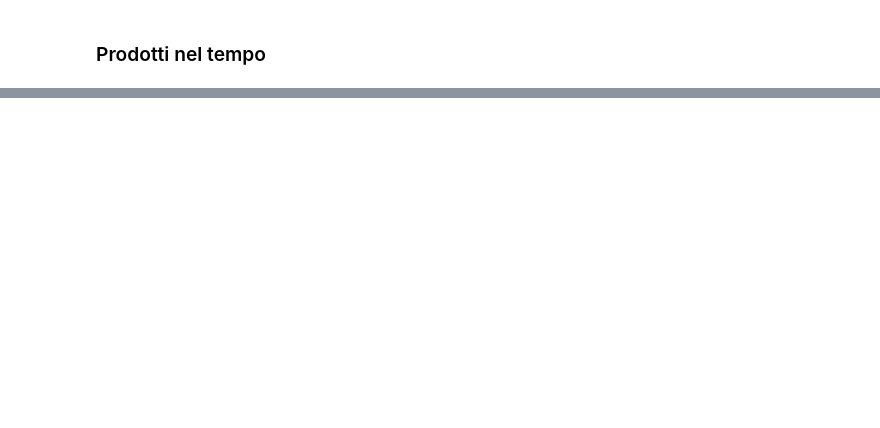
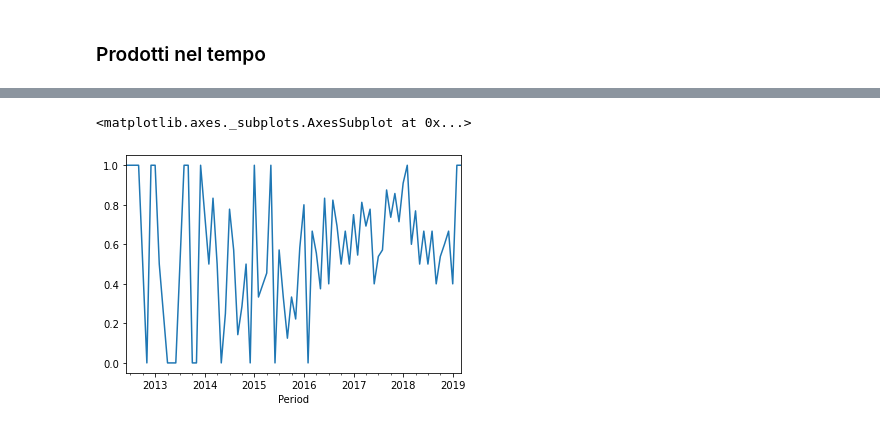
Before and after one commit to rpo19/DataAnalyticsProject, a Jupyter notebook: src/ML.ipynb, the cells around one changed output, grey strips where cells are left out. Saved outputs shown, nothing was run; the diff lists cells and outputs as text; code cells hidden in the pictures; blank space fills up the shorter version.

```diff
--- a/src/ML.ipynb
+++ b/src/ML.ipynb
@@ -572,3 +370,5 @@ dataReviews_prodotto
 # %%
 dataReviews_prodotto_month = dataReviews_prodotto.groupby(['Period']).progress_apply(lambda x: len(x.loc[x["polarity"]=="positive"])/len(x))
-#df.groupby(['ID_0', 'ID_1']).apply(lambda x: x['ID_2'].sum()/len(x)).
+
+# use the rating intead of polarity
+dataReviews_prodotto_month_rat = dataReviews_prodotto.groupby(['Period']).progress_apply(lambda x: len(x.loc[x["rating"]>3])/len(x))
@@ -617,3 +400,8 @@ KeyError: False
+# %%
+dataReviews_prodotto_month_rat.plot()
+# %% [output]
+<matplotlib.axes._subplots.AxesSubplot at 0x...>
+[figure, added]
 # %%
 str(dataReviews_prodotto["date"])
 # %% [output]
```
Also changed, not shown: parts of 50 cells of this notebook.
